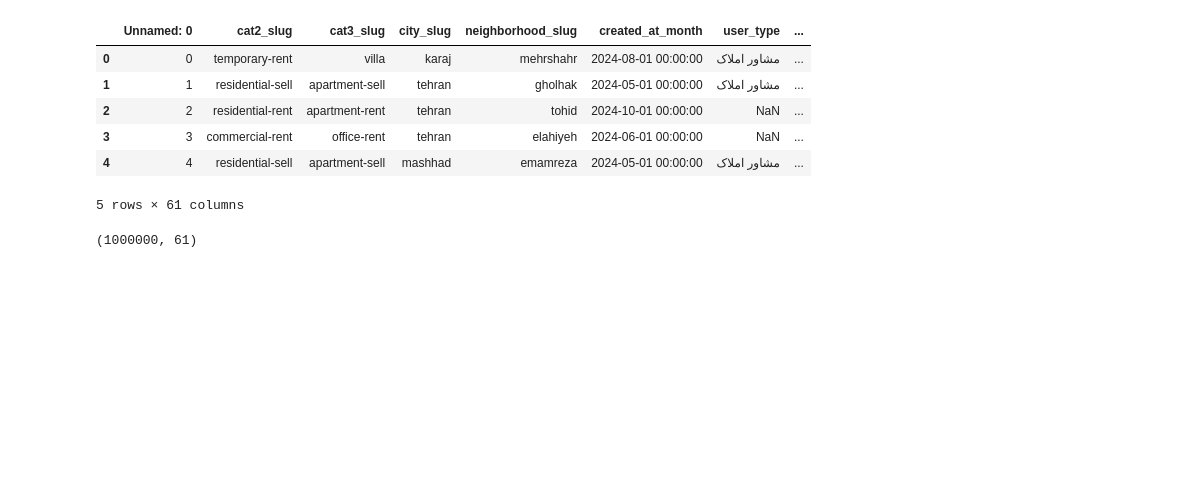
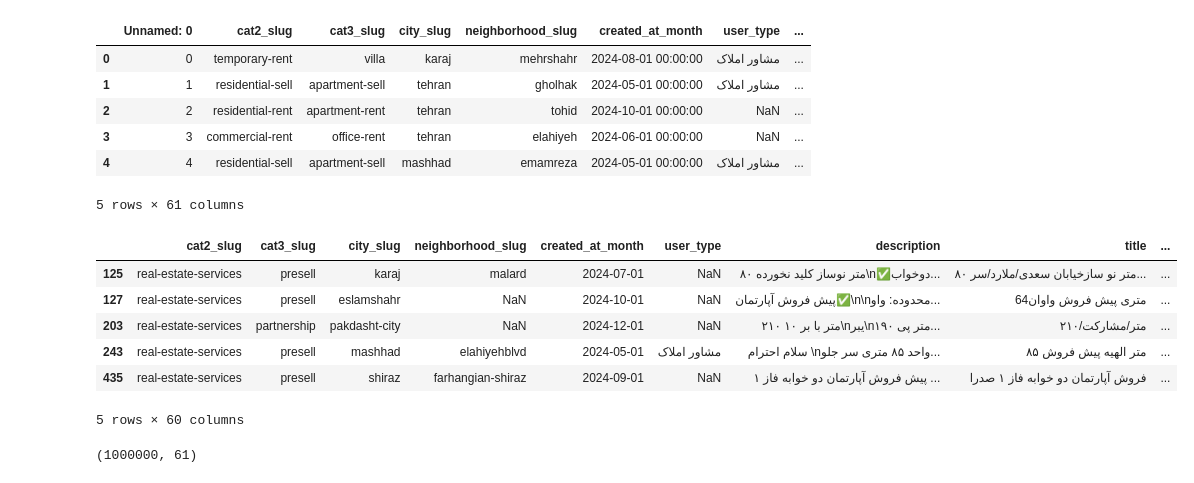
Before and after one commit to maslri/divar-real-estate-ml, a Jupyter notebook: notebooks/17-prediction-model.ipynb, the cells around one changed output. Cells and saved outputs as stored; diff of their text form; code cells hidden in the pictures; blank space fills up the shorter version.

```diff
--- a/notebooks/17-prediction-model.ipynb
+++ b/notebooks/17-prediction-model.ipynb
@@ -35,6 +35,16 @@ df.head()
 | 3 | 3 | commercial-rent | office-rent | tehran | elahiyeh | 2024-06-01 00:00:00 | NaN | ... |
 | 4 | 4 | residential-sell | apartment-sell | mashhad | emamreza | 2024-05-01 00:00:00 | مشاور املاک | ... |
 5 rows × 61 columns
+# %%
+df[df["cat2_slug"] == "real-estate-services"].head()
+# %% [output]
+|  | cat2_slug | cat3_slug | city_slug | neighborhood_slug | created_at_month | user_type | description | title | ... |
+| 125 | real-estate-services | presell | karaj | malard | 2024-07-01 | NaN | ۸۰ متر نوساز کلید نخورده\n✅دوخواب... | ۸۰ متر نو سازخیابان سعدی/ملارد/سر... | ... |
+| 127 | real-estate-services | presell | eslamshahr | NaN | 2024-10-01 | NaN | پیش فروش آپارتمان✅\n\nمحدوده: واو... | 64متری پیش فروش واوان | ... |
+| 203 | real-estate-services | partnership | pakdasht-city | NaN | 2024-12-01 | NaN | ۲۱۰ متر با بر ۱۰\nیبر\n۱۹۰ متر پی... | ۲۱۰/متر/مشارکت | ... |
+| 243 | real-estate-services | presell | mashhad | elahiyehblvd | 2024-05-01 | مشاور املاک | سلام احترام \nواحد ۸۵ متری سر جلو... | ۸۵ متر الهیه پیش فروش | ... |
+| 435 | real-estate-services | presell | shiraz | farhangian-shiraz | 2024-09-01 | NaN | پیش فروش آپارتمان دو خوابه فاز ۱ ... | فروش آپارتمان دو خوابه فاز ۱ صدرا | ... |
+5 rows × 60 columns
 # %%
 df.shape
 # %% [output]
```
Also changed, not shown: parts of 23 cells of this notebook.
